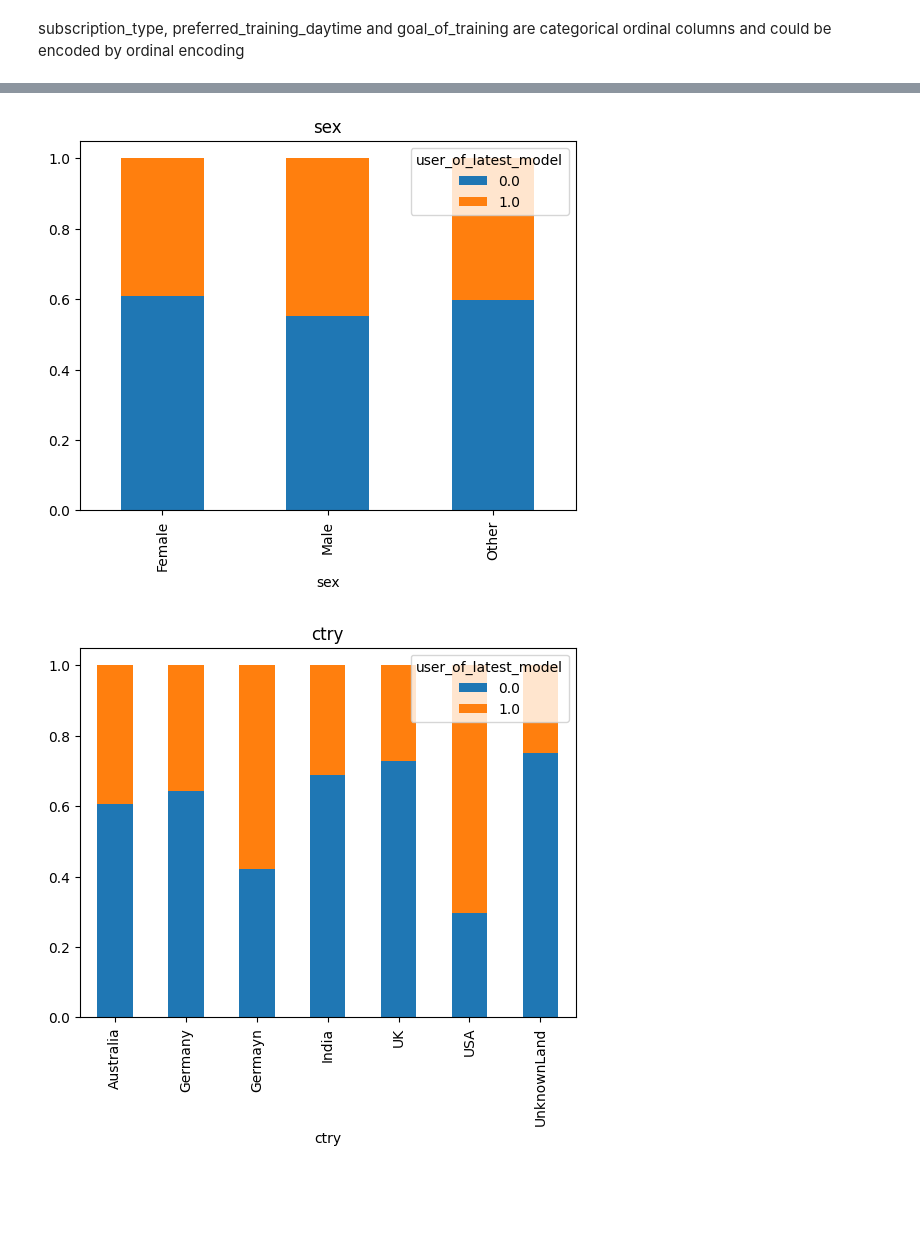
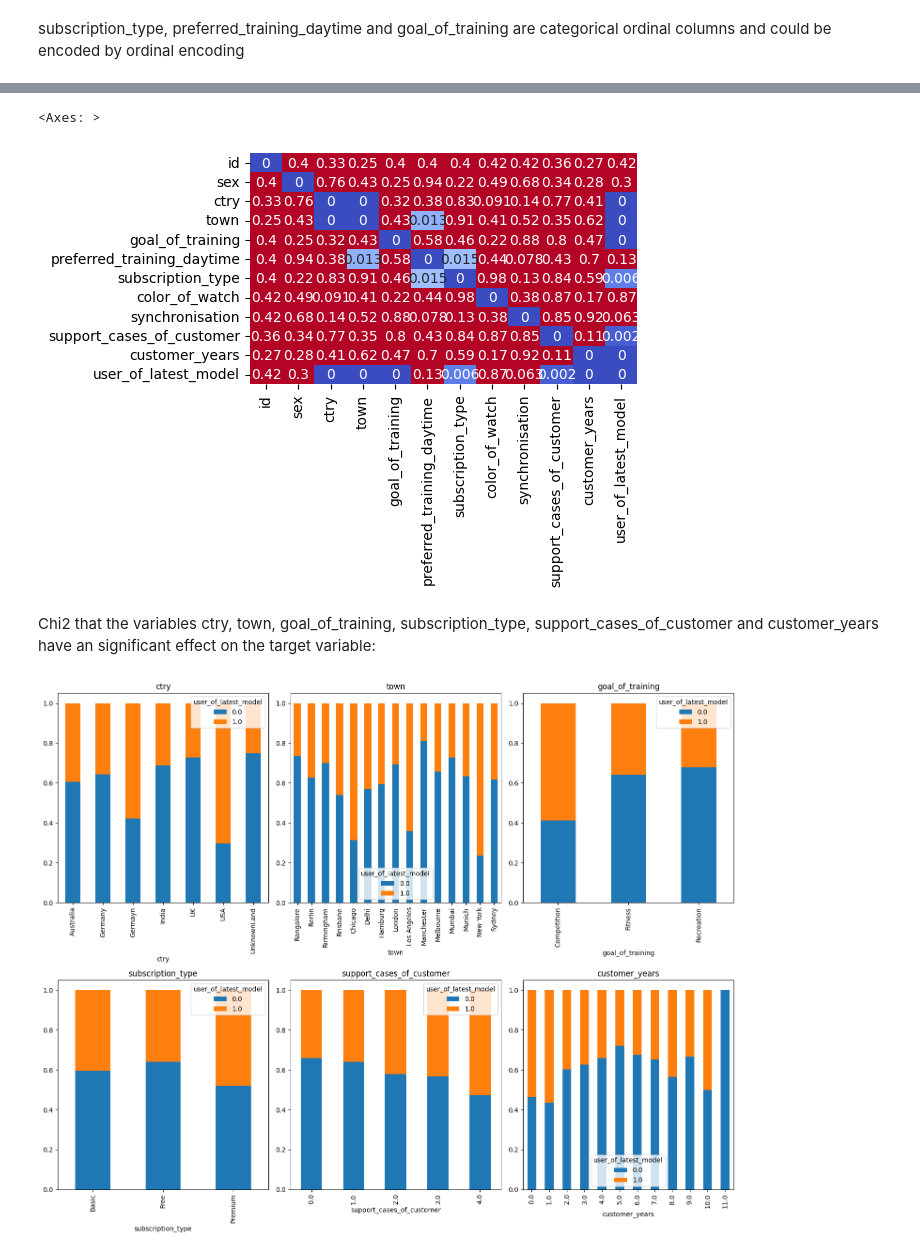
Before and after one commit to john2408/project_intro_ai, a Jupyter notebook: notebooks/Samuel/Task 2 Preprocessing.ipynb, the cells around one changed output, grey strips where cells are left out. Drawn from its saved outputs; the diff is of its cells as text; code cells hidden in the pictures; blank space fills up the shorter version.

```diff
--- a/notebooks/Samuel/Task 2 Preprocessing.ipynb
+++ b/notebooks/Samuel/Task 2 Preprocessing.ipynb
@@ -612,0 +649,4 @@ categorical.remove('id')
+# %%
+continuous_features =['age_of_customer','swimming_hours_per_week','biking_hours_per_week','running_hours_per_week','total_training_hours_per_week','vo2_max','10k_running_time_prediction','calories_burned_per_week','most_current_software_update']
+df_cintinuous_features = df_step9[continuous_features]
+label = df_step9['user_of_latest_model']
@@ -612,0 +697,18 @@ categorical.remove('id')
+# %%
+#construct a new dataframe with all categorical, numeric discrete features and the label (user_of_latest_model)
+df_step9_non_continuous = df_step9[categorical + ['support_cases_of_customer','customer_years','user_of_latest_model']]
+# %%
+# perform chi-squared test for nominal features
+from scipy.stats import chi2_contingency
+
+non_cont_columns = df_step9_non_continuous.columns
+
+#create a new dataframe which contains chi2 values for all feature combinations
+chi2_values = pd.DataFrame(index=non_cont_columns, columns=non_cont_columns)
+for i in non_cont_columns:
+    for j in non_cont_columns:
+        df_chi2 = df_step9_non_continuous[[i,j]]
+        data_cont=pd.crosstab(df_chi2.iloc[:,0], df_chi2.iloc[:,1])
+        stat, p, dof, expected = chi2_contingency(data_cont)
+        chi2_values.loc[i,j] = p
+chi2_values
@@ -613,11 +729,27 @@ categorical.remove('id')
+# %%
+#display chi2 p-values as a color coded heatmap with a threshold of 0.05, round p-values to 2 digits
+plt.figure(figsize=(5,3))
+sns.heatmap(round(chi2_values.astype(float),3), annot=True, cmap='coolwarm', cbar=False, vmin=0, vmax=0.05)
+# %% [output]
+<Axes: >
+[figure, added]
+# %% [markdown]
+ Chi2 that the variables ctry, town, goal_of_training, subscription_type, support_cases_of_customer and customer_years have an significant effect on the target variable:
+# %%
+non_continuous_columns_of_interest = ['ctry','town','goal_of_training','subscription_type','support_cases_of_customer','customer_years']
 # %%
 #create a stacked bar plot of the relative survival/non survial for columns of interest
-for col in categorical:
-    data = pd.crosstab(df[col], df['user_of_latest_model'])
-    data = data.div(data.sum(axis=1), axis=0)
-    data.plot(kind='bar', stacked=True)
-    plt.title(col)
-    plt.show()
+fig, axes = plt.subplots(2, 3, figsize=(15, 12))  # 3x3 Grid, Größe anpassen
+axes = axes.flatten()  # 2D-Array in 1D-Liste umwandeln
+
+for i, col in enumerate(non_continuous_columns_of_interest):
+    data = pd.crosstab(df_step9[col], df_step9['user_of_latest_model'])
+    data = data.div(data.sum(axis=1), axis=0)  # Normalisierung der Werte
+    data.plot(kind='bar', stacked=True, ax=axes[i])  # Plot in entsprechendes Subplot einfügen
+    axes[i].set_title(col)  # Titel setzen
+
+# Layout optimieren
+plt.tight_layout()
+plt.show()
 # %% [output]
-[figure, old version]
+[figure, new version]
-[figure, removed]
```
Also changed, not shown: parts of 27 cells of this notebook.
